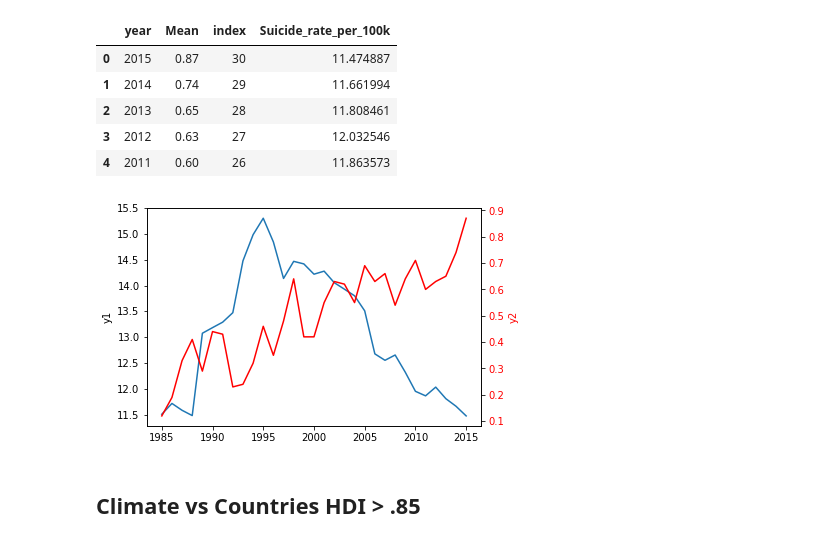
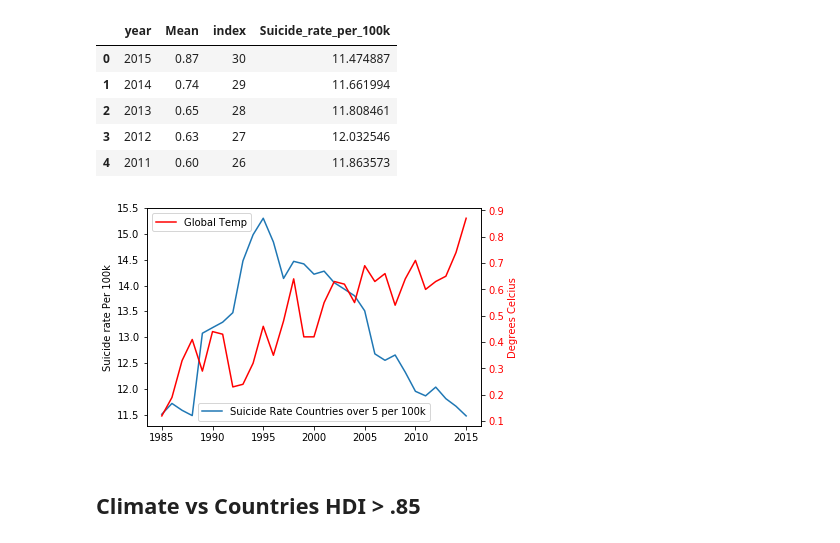
Before and after one commit to EJohnson7/ETL, a Jupyter notebook: Jupyter Notebook and more/Data Analysis.ipynb, the cells around one changed output. Cells and saved outputs as stored; diff of their text form; code cells hidden in the pictures.

Commit message:
Edited plots

```diff
--- a/Jupyter Notebook and more/Data Analysis.ipynb
+++ b/Jupyter Notebook and more/Data Analysis.ipynb
@@ -213,12 +213,16 @@ y1 = Climate_SuicideAll_df["Suicide_rate_per_100k"]
 fig = plt.figure()
 ax1 = fig.add_subplot(111)
 ax1.plot(x, y1)
-ax1.set_ylabel('y1')
+ax1.set_ylabel('Suicide rate Per 100k')
+plt.legend(['Global Suicide Rate per 100k'])
+
 
 ax2 = ax1.twinx()
 ax2.plot(x, y2, 'r-')
-ax2.set_ylabel('y2', color='r')
+ax2.set_ylabel('Degrees Celcius', color='r')
 for tl in ax2.get_yticklabels():
     tl.set_color('r')
+plt.legend(['Global Temp'])
+
 plt.savefig('Climate vs All Countries Suicide.png')
 # %% [output]
@@ -240,20 +244,23 @@ Climate_Suicide5_df.head()
 # %%
 x = Climate_Suicide5_df["year"]
 y2 = Climate_Suicide5_df["Mean"]
 y1 = Climate_Suicide5_df["Suicide_rate_per_100k"]
 fig = plt.figure()
 ax1 = fig.add_subplot(111)
 ax1.plot(x, y1)
-ax1.set_ylabel('y1')
+ax1.set_ylabel('Suicide rate Per 100k')
+plt.legend(['Suicide Rate Countries over 5 per 100k'])
+
 
 ax2 = ax1.twinx()
 ax2.plot(x, y2, 'r-')
-ax2.set_ylabel('y2', color='r')
+ax2.set_ylabel('Degrees Celcius', color='r')
 for tl in ax2.get_yticklabels():
     tl.set_color('r')
+plt.legend(['Global Temp'])
 plt.savefig('Climate vs Countries Suicides Greater than 5 per 100k.png')
 # %% [output]
-[figure, old version]
+[figure, new version]
 # %% [markdown]
 ## Climate vs Countries HDI > .85
 # %%
```
Also changed, not shown: parts of 2 cells of this notebook, 3 other files.
